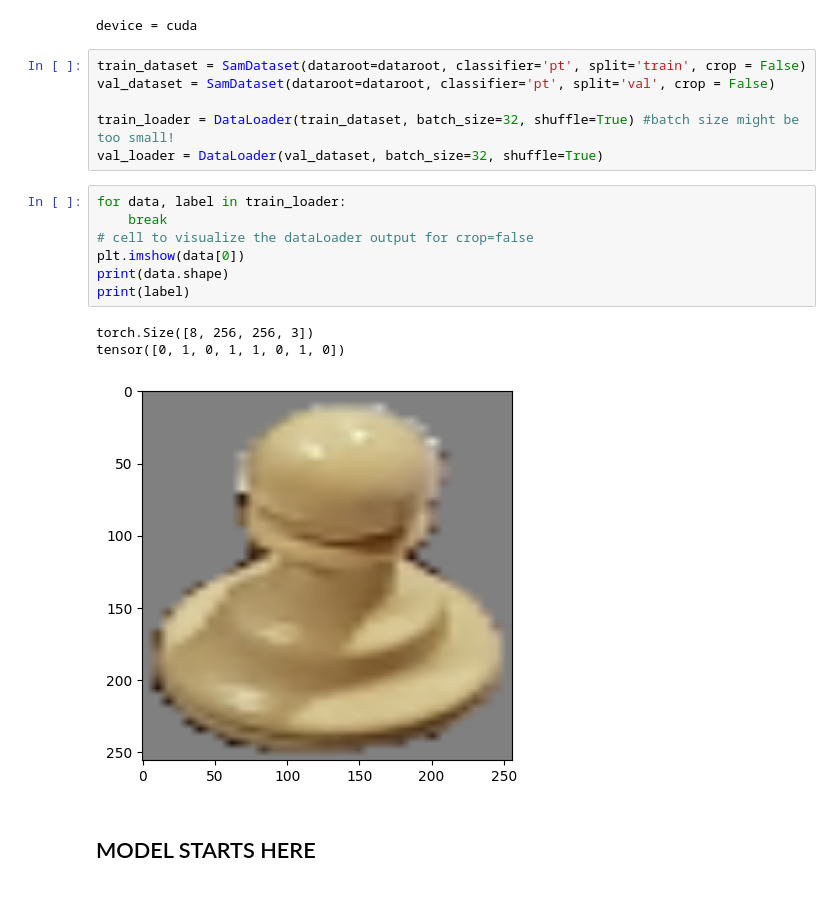
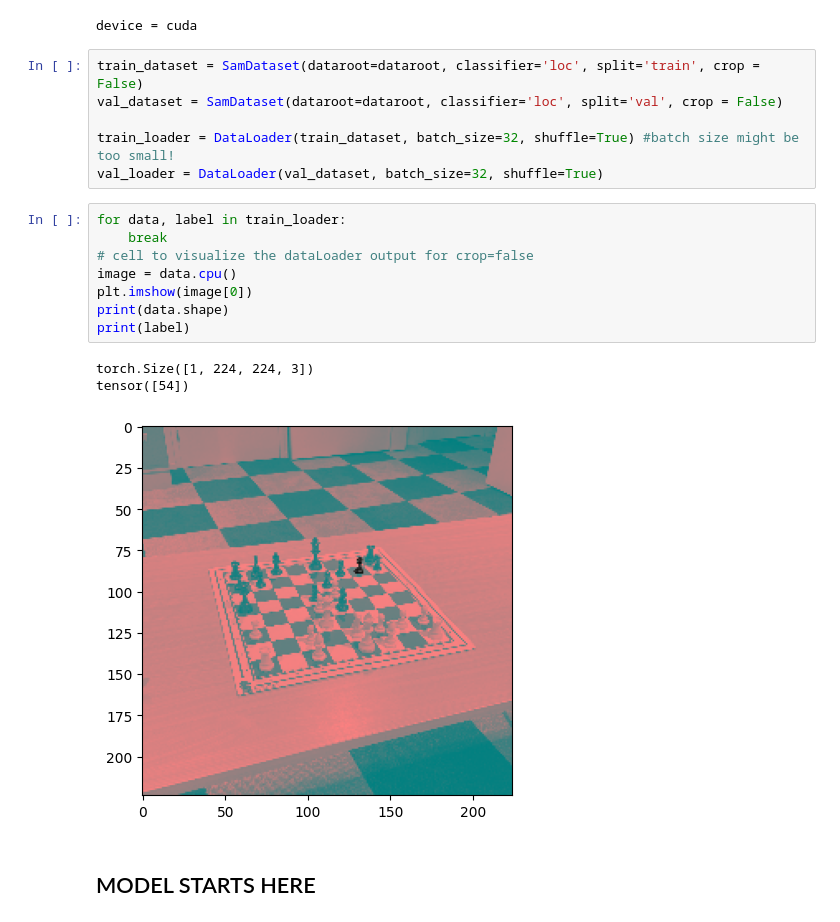
Before and after one commit to gtrocki/chess_detector, a Jupyter notebook: PieceLocator/Model.ipynb, the cells around one changed output. Cells and saved outputs as stored; diff of their text form.

```diff
--- a/PieceLocator/Model.ipynb
+++ b/PieceLocator/Model.ipynb
@@ -31,22 +34,23 @@ print(f"device = {device}")
 # %% [output]
 device = cuda
 # %%
-train_dataset = SamDataset(dataroot=dataroot, classifier='pt', split='train', crop = False)
-val_dataset = SamDataset(dataroot=dataroot, classifier='pt', split='val', crop = False)
+train_dataset = SamDataset(dataroot=dataroot, classifier='loc', split='train', crop = False)
+val_dataset = SamDataset(dataroot=dataroot, classifier='loc', split='val', crop = False)
 
 train_loader = DataLoader(train_dataset, batch_size=32, shuffle=True) #batch size might be too small!
 val_loader = DataLoader(val_dataset, batch_size=32, shuffle=True)
 # %%
 for data, label in train_loader:
     break
 # cell to visualize the dataLoader output for crop=false
-plt.imshow(data[0])
+image = data.cpu()
+plt.imshow(image[0])
 print(data.shape)
 print(label)
 # %% [output]
-torch.Size([8, 256, 256, 3])
-tensor([0, 1, 0, 1, 1, 0, 1, 0])
+torch.Size([1, 224, 224, 3])
+tensor([54])
-[figure, old version]
+[figure, new version]
 # %% [markdown]
 ## MODEL STARTS HERE
 # %%
```
Also changed, not shown: parts of 4 cells of this notebook, 1 other file.
